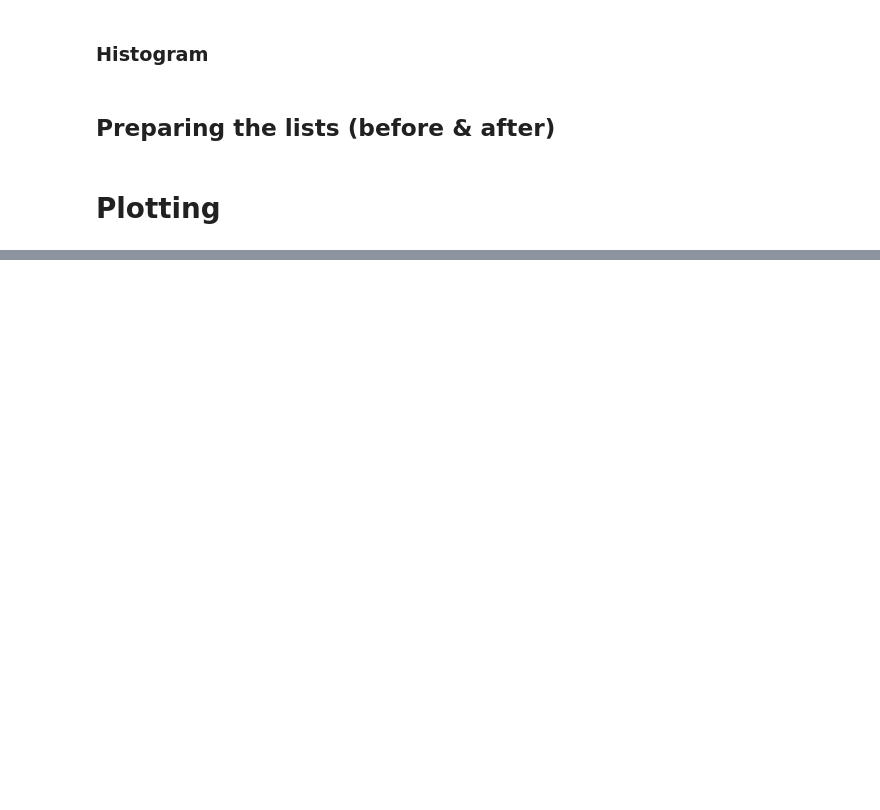
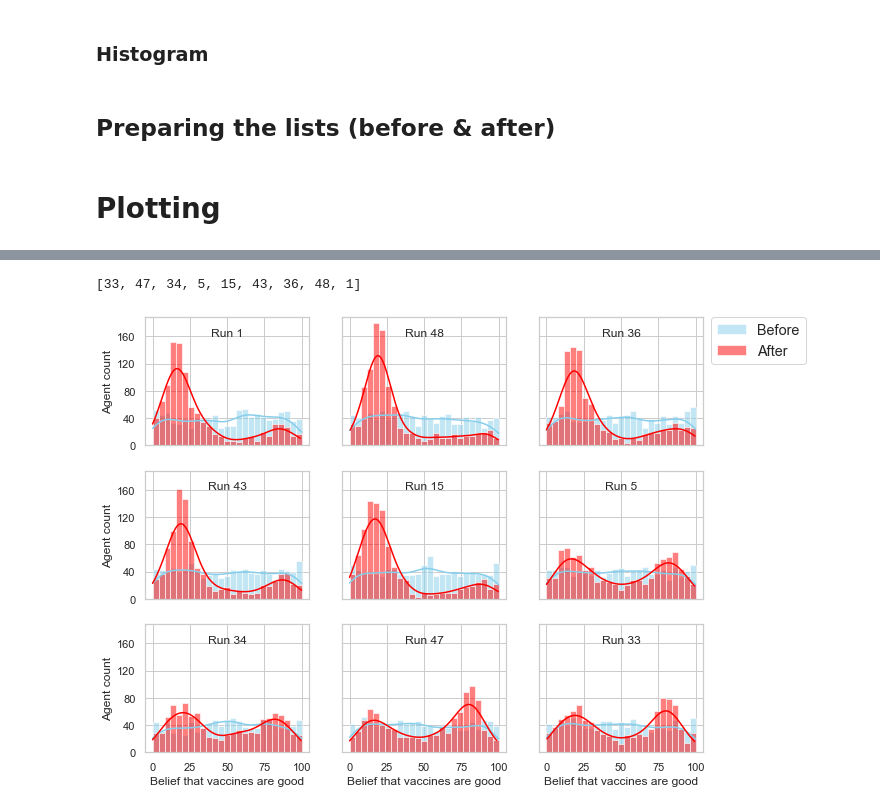
Before and after one commit to felicity-reddel/abm_internship, a Jupyter notebook: notebooks/Viz_Belief_Distributions.ipynb, the cells around one changed output, grey strips where cells are left out. Drawn from its saved outputs; the diff is of its cells as text; code cells hidden in the pictures; blank space fills up the shorter version.

```diff
--- a/notebooks/Viz_Belief_Distributions.ipynb
+++ b/notebooks/Viz_Belief_Distributions.ipynb
@@ -124,0 +179,60 @@ plt.show()
+# %%
+from matplotlib.offsetbox import AnchoredText
+from matplotlib.ticker import MaxNLocator
+
+# Subplots
+sns.set_style("whitegrid")
+fig, axes = plt.subplots(nrows=n_rows, ncols=n_cols, sharex="all", sharey="all", figsize=(10, 8))
+xticks = 5
+yticks = 5
+
+ids = list(subplot_data.keys())
+print(ids)
+
+for row in range(n_rows):
+    for col in range(n_cols):
+
+        # Plot 1 hist (incl. before & after)
+        id = ids.pop()
+        data = subplot_data[id]
+        before, after = data
+        sns.histplot(data=before, color="skyblue", label="Before", kde=True, bins=25, binrange=(0,100), ax=axes[row, col])
+        sns.histplot(data=after, color="red", label="After", kde=True, bins=25, binrange=(0,100), ax=axes[row, col])
+
+
+        if row == 0 & col == 1:
+            axes[row, col].title("Beliefs Before and After", fontsize=22)
+
+        # Show replication number
+        anc = AnchoredText(f'Run {id}', loc="upper center", frameon=False)
+        axes[row, col].add_artist(anc)
+
+        if col == 0:
+            axes[row, col].set_ylabel("Agent count")
+            axes[row, col].yaxis.set_major_locator(MaxNLocator(yticks))
+        if row == n_rows-1:
+            axes[row, col].set_xlabel("Belief that vaccines are good")
+            axes[row, col].xaxis.set_major_locator(MaxNLocator(xticks))
+
+        if row == 0 and col == n_cols-1:
+            axes[row, col].legend(fontsize='large', bbox_to_anchor=(1.05, 1), loc='upper left', borderaxespad=0)
+
+
+def create_title(policy):
+    interventions = policy.split(",\n")
+    media_lit = interventions[0] + " Media Literacy intervention,\n"
+
+    if interventions[1] == "R":
+        ranking = "Ranking Intervention"
+    else:
+        ranking = "Conventional Ranking"
+
+    title = media_lit + ranking
+    return title
+
+
+# plt.suptitle(f"Policy:\n {create_title(policy)}", fontsize='x-large')
+plt.show()
+# %% [output]
+[33, 47, 34, 5, 15, 43, 36, 48, 1]
+[figure, added]
```
Also changed, not shown: parts of 10 cells of this notebook, 5 other files.
